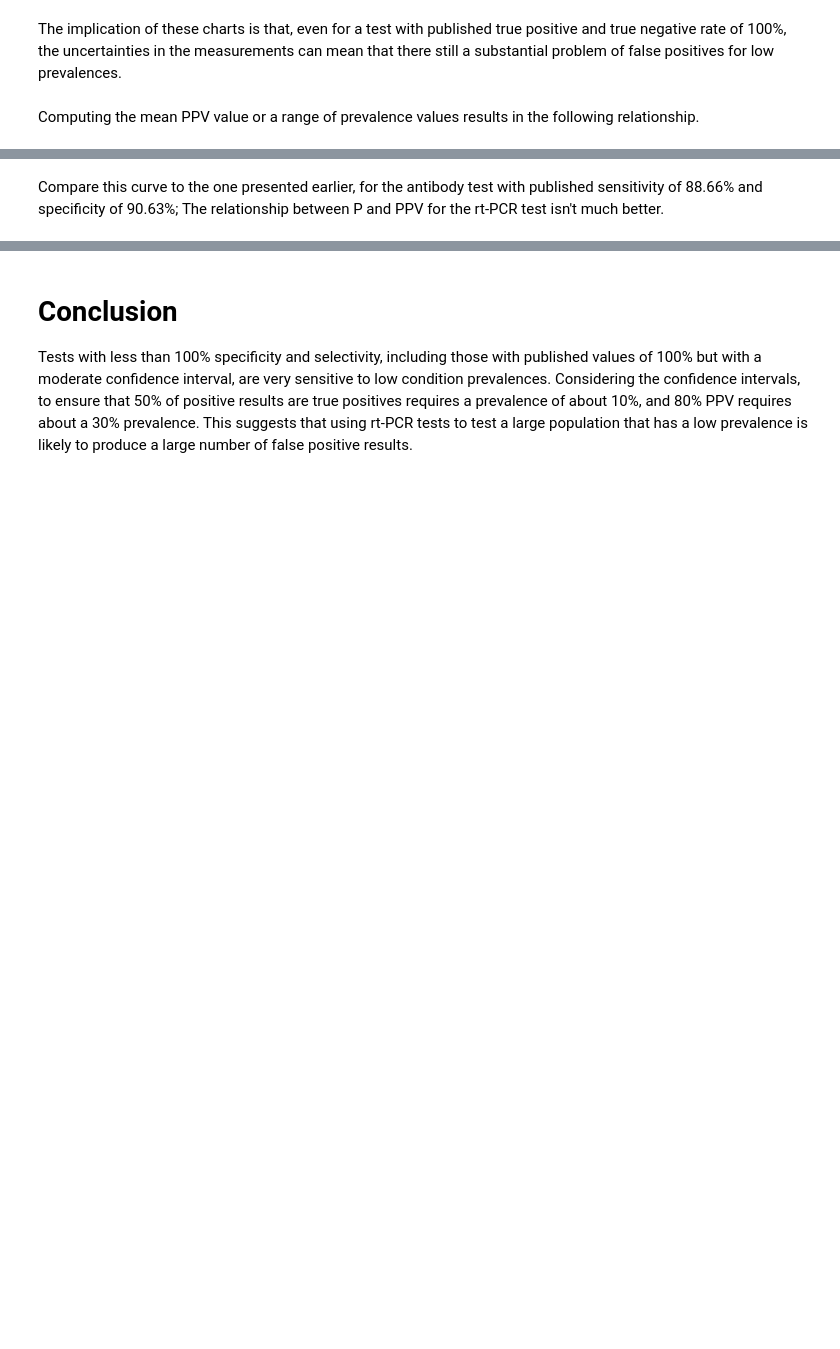
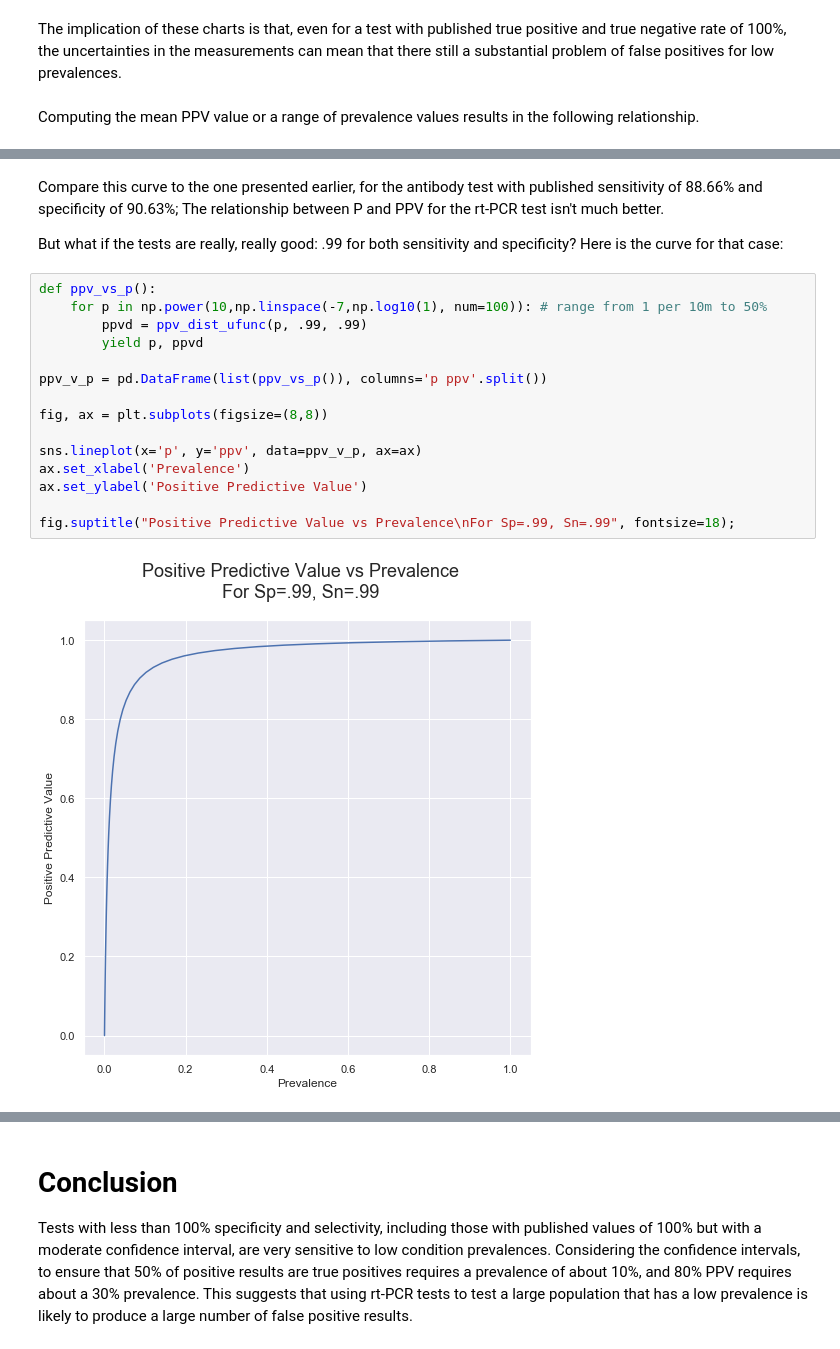
Before and after one commit to sandiegodata/covid19, a Jupyter notebook: Notebooks/WhyNotTesting.ipynb, the cells around one changed output, grey strips where cells are left out. Drawn from its saved outputs; the diff is of its cells as text; blank space fills up the shorter version.

```diff
--- a/Notebooks/WhyNotTesting.ipynb
+++ b/Notebooks/WhyNotTesting.ipynb
@@ -251,2 +259,21 @@ fig.suptitle("Positive Predictive Value vs Prevalence\nFor LabCorp Test", fontsi
 # %% [markdown]
 Compare this curve to the one presented earlier, for the antibody test with published sensitivity of 88.66% and specificity of 90.63%; The relationship between P and PPV for the rt-PCR test isn't much better.
+
+But what if the tests are really, really good: .99 for both sensitivity and specificity? Here is the curve for that case:
+# %%
+def ppv_vs_p():
+    for p in np.power(10,np.linspace(-7,np.log10(1), num=100)): # range from 1 per 10m to 50%
+        ppvd = ppv_dist_ufunc(p, .99, .99)
+        yield p, ppvd
+
+ppv_v_p = pd.DataFrame(list(ppv_vs_p()), columns='p ppv'.split())
+
+fig, ax = plt.subplots(figsize=(8,8))
+
+sns.lineplot(x='p', y='ppv', data=ppv_v_p, ax=ax)
+ax.set_xlabel('Prevalence')
+ax.set_ylabel('Positive Predictive Value')
+
+fig.suptitle("Positive Predictive Value vs Prevalence\nFor Sp=.99, Sn=.99", fontsize=18);
+# %% [output]
+[figure, added]
```
Also changed, not shown: parts of 9 cells of this notebook, 8 other files.
